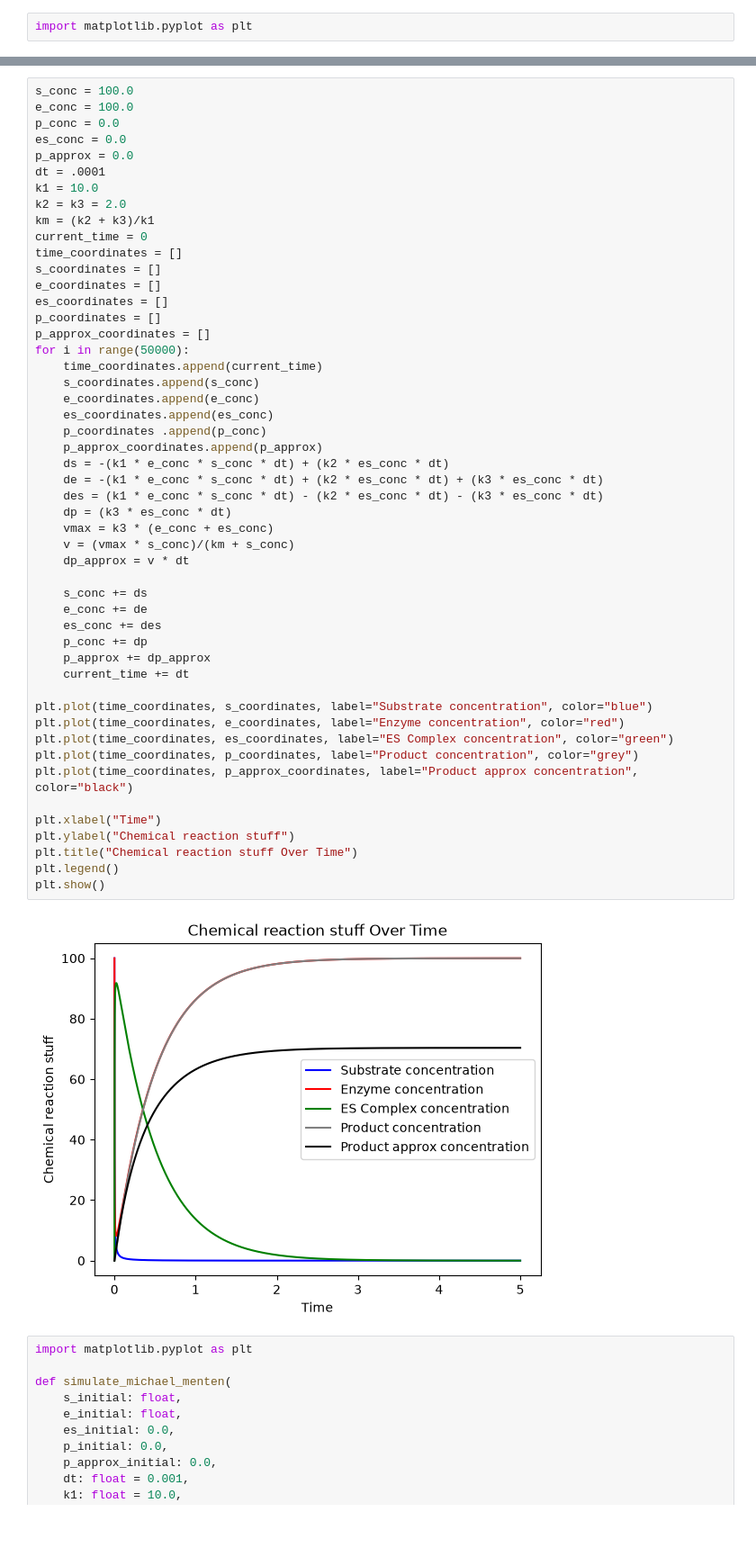
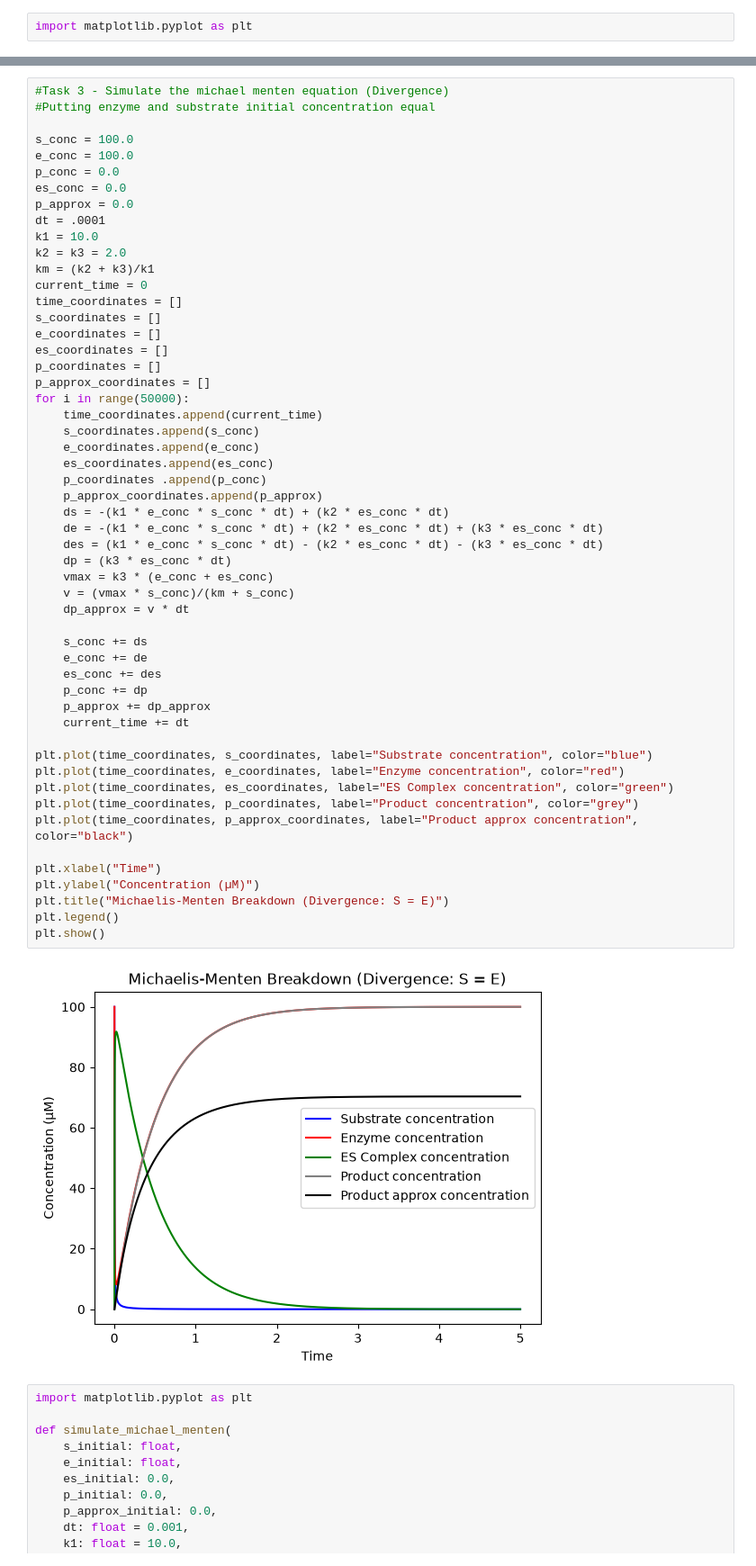
Before and after one commit to ankushgoyalengineer/systems-bio-lab, a Jupyter notebook: 02-Michaelis-Menten/model.ipynb, the cells around one changed output, grey strips where cells are left out. Shown at 90% size. Saved outputs shown, nothing was run; the diff lists cells and outputs as text; blank space fills up the shorter version.

```diff
--- a/02-Michaelis-Menten/model.ipynb
+++ b/02-Michaelis-Menten/model.ipynb
@@ -60,4 +105,7 @@ plt.show()
 # %%
+#Task 3 - Simulate the michael menten equation (Divergence)
+#Putting enzyme and substrate initial concentration equal
+
 s_conc = 100.0
 e_conc = 100.0
 p_conc = 0.0
@@ -79,36 +127,36 @@ for i in range(50000):
     s_coordinates.append(s_conc)
     e_coordinates.append(e_conc)
     es_coordinates.append(es_conc)
     p_coordinates .append(p_conc)
     p_approx_coordinates.append(p_approx)
     ds = -(k1 * e_conc * s_conc * dt) + (k2 * es_conc * dt)
     de = -(k1 * e_conc * s_conc * dt) + (k2 * es_conc * dt) + (k3 * es_conc * dt)
     des = (k1 * e_conc * s_conc * dt) - (k2 * es_conc * dt) - (k3 * es_conc * dt)
     dp = (k3 * es_conc * dt)
     vmax = k3 * (e_conc + es_conc)
     v = (vmax * s_conc)/(km + s_conc)
     dp_approx = v * dt
 
     s_conc += ds
     e_conc += de
     es_conc += des
     p_conc += dp
     p_approx += dp_approx
     current_time += dt
 
 plt.plot(time_coordinates, s_coordinates, label="Substrate concentration", color="blue")
 plt.plot(time_coordinates, e_coordinates, label="Enzyme concentration", color="red")
 plt.plot(time_coordinates, es_coordinates, label="ES Complex concentration", color="green")
 plt.plot(time_coordinates, p_coordinates, label="Product concentration", color="grey")
 plt.plot(time_coordinates, p_approx_coordinates, label="Product approx concentration", color="black")
 
 plt.xlabel("Time")
-plt.ylabel("Chemical reaction stuff")
-plt.title("Chemical reaction stuff Over Time")
+plt.ylabel("Concentration (µM)")
+plt.title("Michaelis-Menten Breakdown (Divergence: S = E)")
 plt.legend()
 plt.show()
 # %% [output]
-[figure, old version]
+[figure, new version]
 # %%
 import matplotlib.pyplot as plt
 
```
Also changed, not shown: parts of 3 cells of this notebook, 5 other files.
